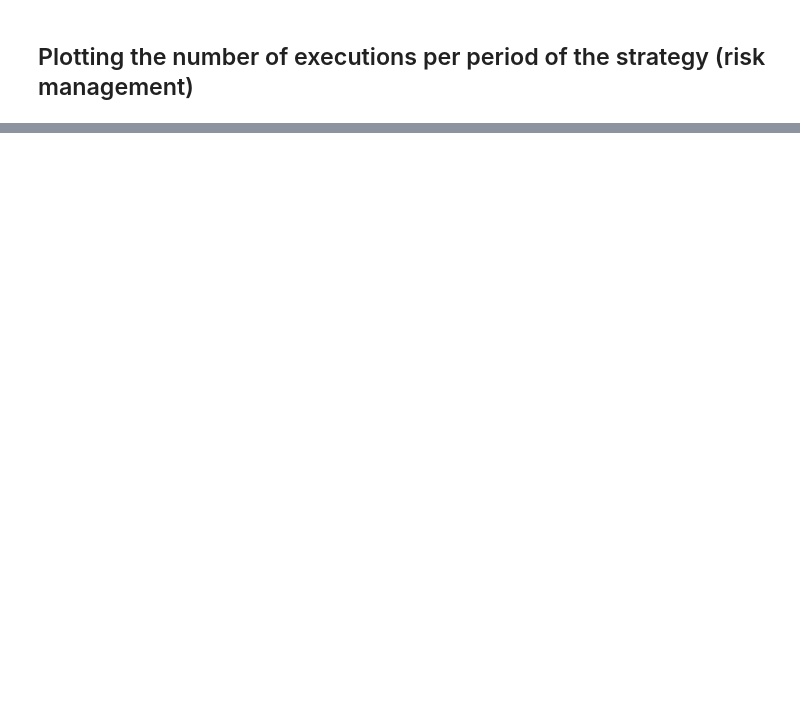
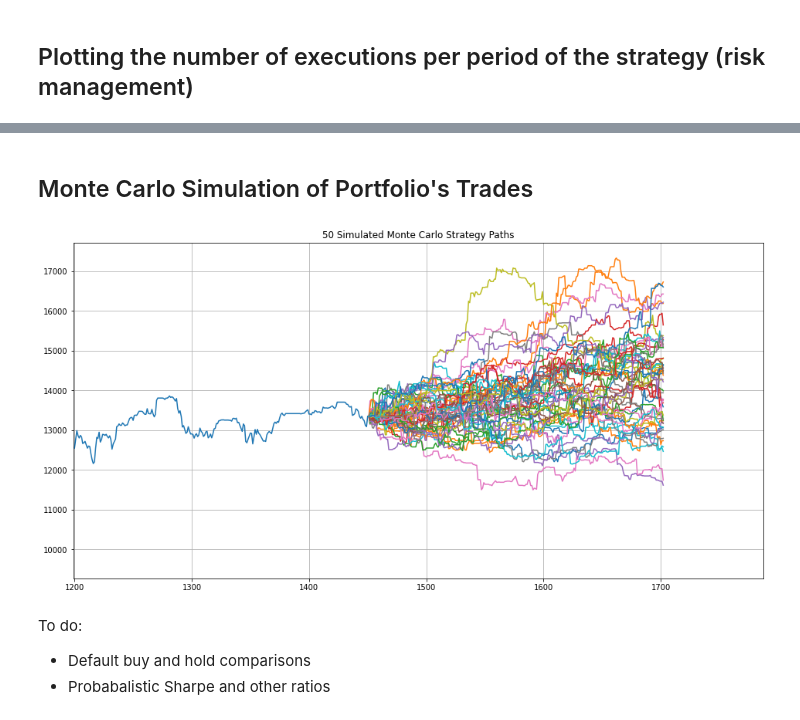
Before and after one commit to surajtirupati/TradingAlgorithms, a Jupyter notebook: Backtest.ipynb, the cells around one changed output, grey strips where cells are left out. Cells and saved outputs as stored; diff of their text form; code cells hidden in the pictures; blank space fills up the shorter version.

```diff
--- a/Backtest.ipynb
+++ b/Backtest.ipynb
@@ -995,0 +1063,10 @@ strat.exec_per_period(30)
+# %% [markdown]
+## Monte Carlo Simulation of Portfolio's Trades
+# %%
+strat.plot_MC(N=50, days_to_simulate=252, pos_ret_q=0)
+# %% [output]
+[figure, added]
+# %% [markdown]
+To do:
+- Default buy and hold comparisons
+- Probabalistic Sharpe and other ratios
```
Also changed, not shown: parts of 6 cells of this notebook, 2 other files.
